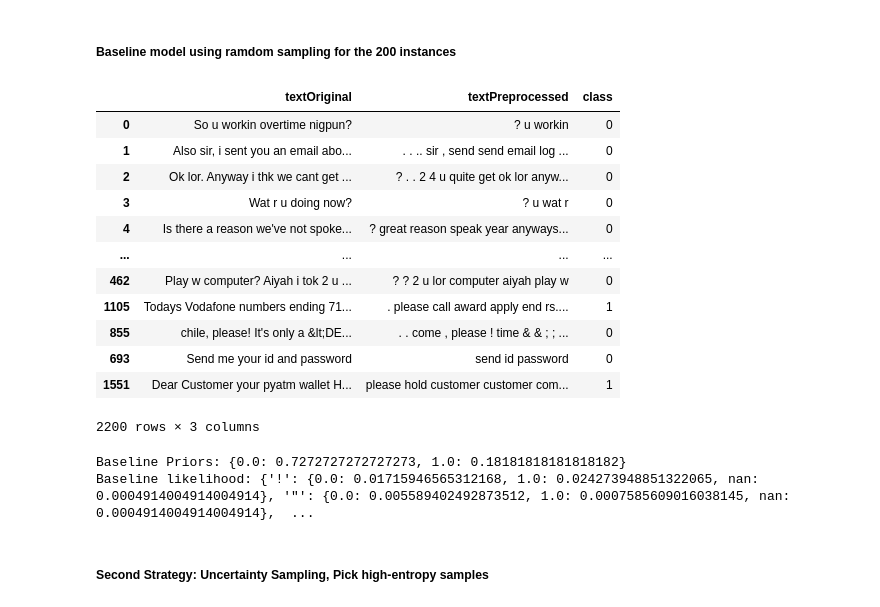
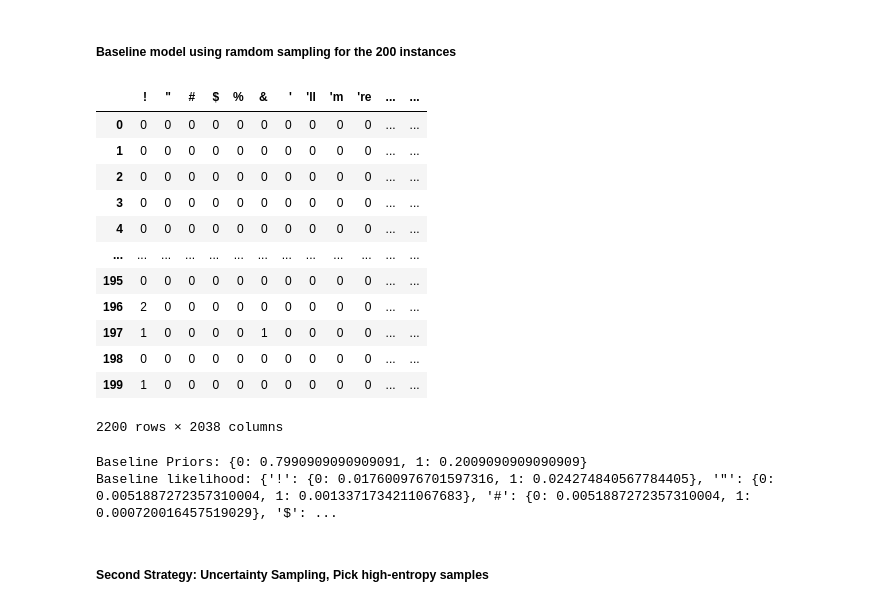
Before and after one commit to YubotKwng/Naive-Bayes-model-classifiying-spam-messages, a Jupyter notebook: COMP30027_2025_asst1_template.ipynb, the cells around one changed output. Saved outputs shown, nothing was run; the diff lists cells and outputs as text; code cells hidden in the pictures.

Commit message:
modify baseline and confidence, not using confidence for reporting

```diff
--- a/COMP30027_2025_asst1_template.ipynb
+++ b/COMP30027_2025_asst1_template.ipynb
@@ -494,34 +478,37 @@ unlabel_df = pd.read_csv("sms_unlabelled.csv")
 # %%
 # baseline: random sampling
 # Randomly sample from unlabelled data
-sampled = unlabel_df.sample(n=200, random_state=42)
-baseline_train_data = pd.concat([df, sampled], axis=0)
+sampled = unlabel_df.sample(n=200, random_state=32)
+_, sampled_count = create_matrix(sampled)
+baseline_train_data = pd.concat([count_df,sampled_count])
+baseline_train_data = baseline_train_data.fillna(0)
+baseline_train_data = baseline_train_data.astype(int)
+baseline_train_data = baseline_train_data.loc[:, (baseline_train_data != 0).any(axis=0)]
 
 baseline_train_data
 # %% [output]
-|  | textOriginal | textPreprocessed | class |
-| 0 | So u workin overtime nigpun? | ? u workin | 0 |
-| 1 | Also sir, i sent you an email abo... | . . .. sir , send send email log ... | 0 |
-| 2 | Ok lor. Anyway i thk we cant get ... | ? . . 2 4 u quite get ok lor anyw... | 0 |
-| 3 | Wat r u doing now? | ? u wat r | 0 |
-| 4 | Is there a reason we've not spoke... | ? great reason speak year anyways... | 0 |
-| ... | ... | ... | ... |
-| 462 | Play w computer? Aiyah i tok 2 u ... | ? ? 2 u lor computer aiyah play w | 0 |
-| 1105 | Todays Vodafone numbers ending 71... | . please call award apply end rs.... | 1 |
-| 855 | chile, please! It's only a &lt;DE... | . . come , please ! time & & ; ; ... | 0 |
-| 693 | Send me your id and password | send id password | 0 |
-| 1551 | Dear Customer your pyatm wallet H... | please hold customer customer com... | 1 |
+|  | ! | " | # | $ | % | & | ' | 'll | 'm | 're | ... | ... |
+| 0 | 0 | 0 | 0 | 0 | 0 | 0 | 0 | 0 | 0 | 0 | ... | ... |
+| 1 | 0 | 0 | 0 | 0 | 0 | 0 | 0 | 0 | 0 | 0 | ... | ... |
+| 2 | 0 | 0 | 0 | 0 | 0 | 0 | 0 | 0 | 0 | 0 | ... | ... |
+| 3 | 0 | 0 | 0 | 0 | 0 | 0 | 0 | 0 | 0 | 0 | ... | ... |
+| 4 | 0 | 0 | 0 | 0 | 0 | 0 | 0 | 0 | 0 | 0 | ... | ... |
+| ... | ... | ... | ... | ... | ... | ... | ... | ... | ... | ... | ... | ... |
+| 195 | 0 | 0 | 0 | 0 | 0 | 0 | 0 | 0 | 0 | 0 | ... | ... |
+| 196 | 2 | 0 | 0 | 0 | 0 | 0 | 0 | 0 | 0 | 0 | ... | ... |
+| 197 | 1 | 0 | 0 | 0 | 0 | 1 | 0 | 0 | 0 | 0 | ... | ... |
+| 198 | 0 | 0 | 0 | 0 | 0 | 0 | 0 | 0 | 0 | 0 | ... | ... |
+| 199 | 1 | 0 | 0 | 0 | 0 | 0 | 0 | 0 | 0 | 0 | ... | ... |
-2200 rows × 3 columns
+2200 rows × 2038 columns
 # %%
 # train the new semi-supervised model
-base_vocabulary, baseline_df = create_matrix(baseline_train_data)
-base_priors_prob, base_likelihood = train_model(baseline_df)
+base_priors_prob, base_likelihood = train_model(baseline_train_data)
 
 print("Baseline Priors:", base_priors_prob)
 print("Baseline likelihood:", base_likelihood)
 # %% [output]
-Baseline Priors: {0.0: 0.7272727272727273, 1.0: 0.18181818181818182}
-Baseline likelihood: {'!': {0.0: 0.01715946565312168, 1.0: 0.024273948851322065, nan: 0.0004914004914004914}, '"': {0.0: 0.005589402492873512, 1.0: 0.0007585609016038145, nan: 0.0004914004914004914},  ...
+Baseline Priors: {0: 0.7990909090909091, 1: 0.2009090909090909}
+Baseline likelihood: {'!': {0: 0.017600976701597316, 1: 0.024274840567784405}, '"': {0: 0.0051887272357310004, 1: 0.0013371734211067683}, '#': {0: 0.0051887272357310004, 1: 0.000720016457519029}, '$': ...
 # %% [markdown]
 ##### Second Strategy: Uncertainty Sampling, Pick high-entropy samples
 # %%
```
Also changed, not shown: parts of 24 cells of this notebook.
